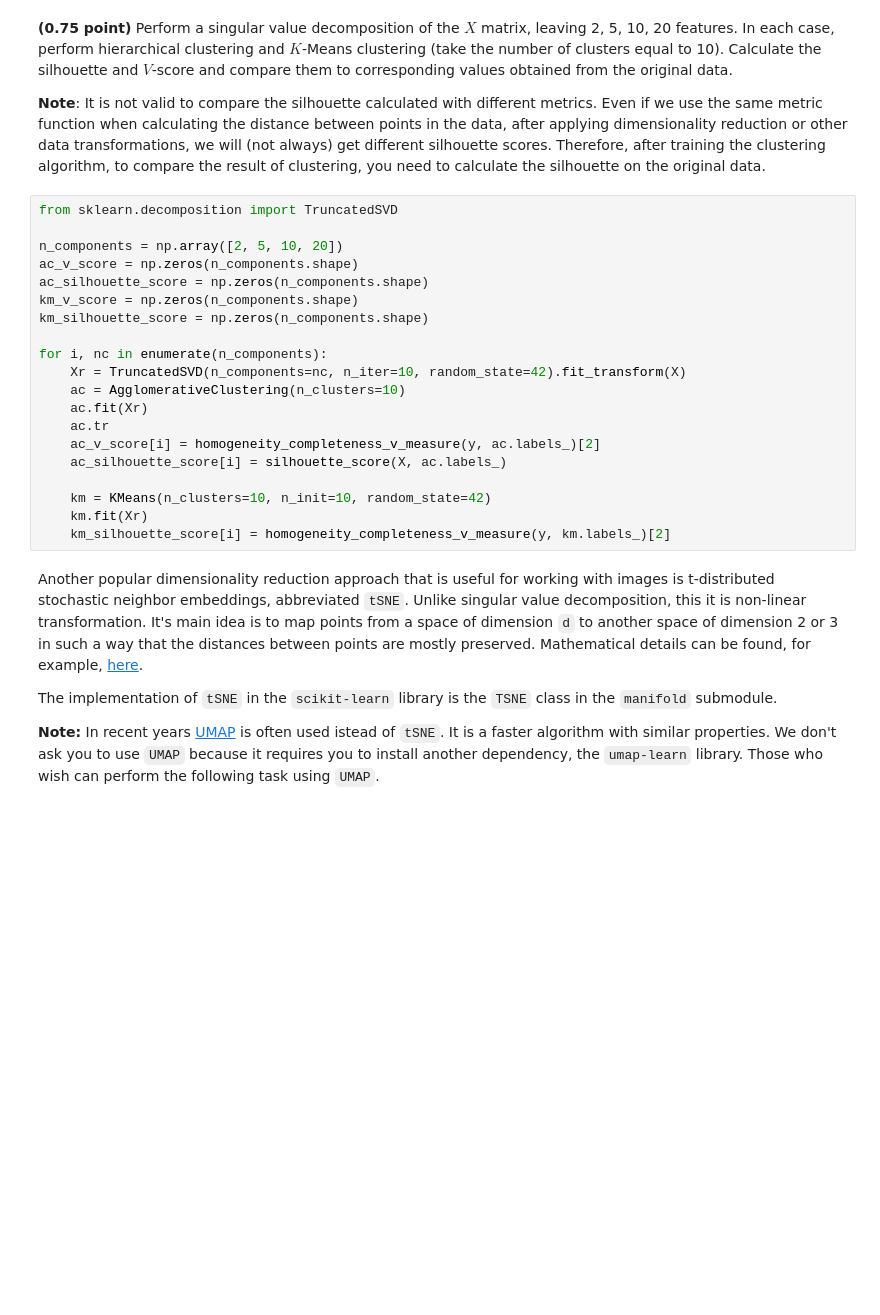
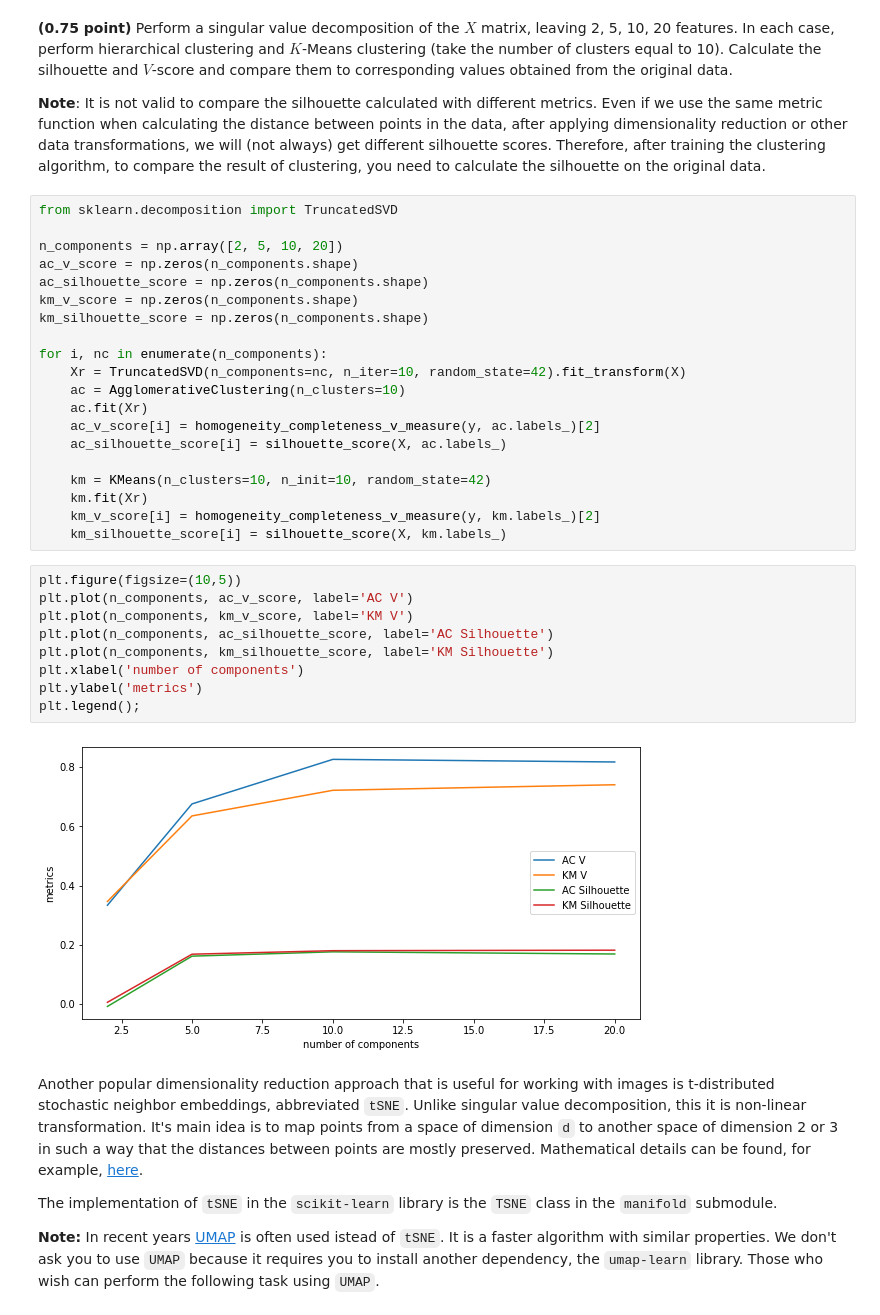
Before and after one commit to Feosen/ml-intro-2022-8, a Jupyter notebook: notebooks/clustering.ipynb, the cells around one changed output. Cells and saved outputs as stored; diff of their text form; blank space fills up the shorter version.

```diff
--- a/notebooks/clustering.ipynb
+++ b/notebooks/clustering.ipynb
@@ -503,13 +489,24 @@ for i, nc in enumerate(n_components):
     Xr = TruncatedSVD(n_components=nc, n_iter=10, random_state=42).fit_transform(X)
     ac = AgglomerativeClustering(n_clusters=10)
     ac.fit(Xr)
-    ac.tr
     ac_v_score[i] = homogeneity_completeness_v_measure(y, ac.labels_)[2]
     ac_silhouette_score[i] = silhouette_score(X, ac.labels_)
 
     km = KMeans(n_clusters=10, n_init=10, random_state=42)
     km.fit(Xr)
-    km_silhouette_score[i] = homogeneity_completeness_v_measure(y, km.labels_)[2]
+    km_v_score[i] = homogeneity_completeness_v_measure(y, km.labels_)[2]
+    km_silhouette_score[i] = silhouette_score(X, km.labels_)
+# %%
+plt.figure(figsize=(10,5))
+plt.plot(n_components, ac_v_score, label='AC V')
+plt.plot(n_components, km_v_score, label='KM V')
+plt.plot(n_components, ac_silhouette_score, label='AC Silhouette')
+plt.plot(n_components, km_silhouette_score, label='KM Silhouette')
+plt.xlabel('number of components')
+plt.ylabel('metrics')
+plt.legend();
+# %% [output]
+[figure, added]
 # %% [markdown]
 Another popular dimensionality reduction approach that is useful for working with images is t-distributed stochastic neighbor embeddings, abbreviated `tSNE`. Unlike singular value decomposition, this it is non-linear transformation. It's main idea is to map points from a space of dimension `d` to another space of dimension 2 or 3 in such a way that the distances between points are mostly preserved. Mathematical details can be found, for example, [here](https://en.wikipedia.org/wiki/T-distributed_stochastic_neighbor_embedding).
 
```
Also changed, not shown: parts of 22 cells of this notebook.
